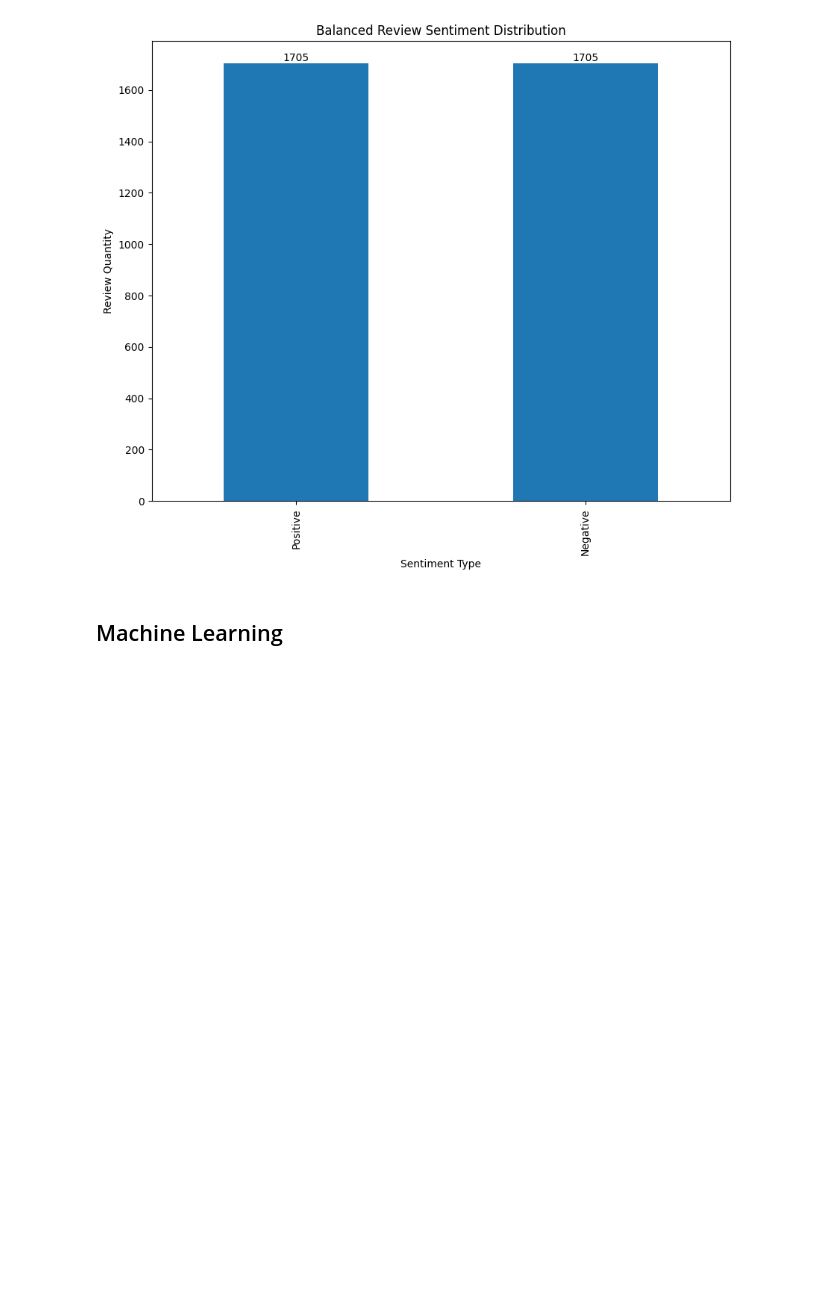
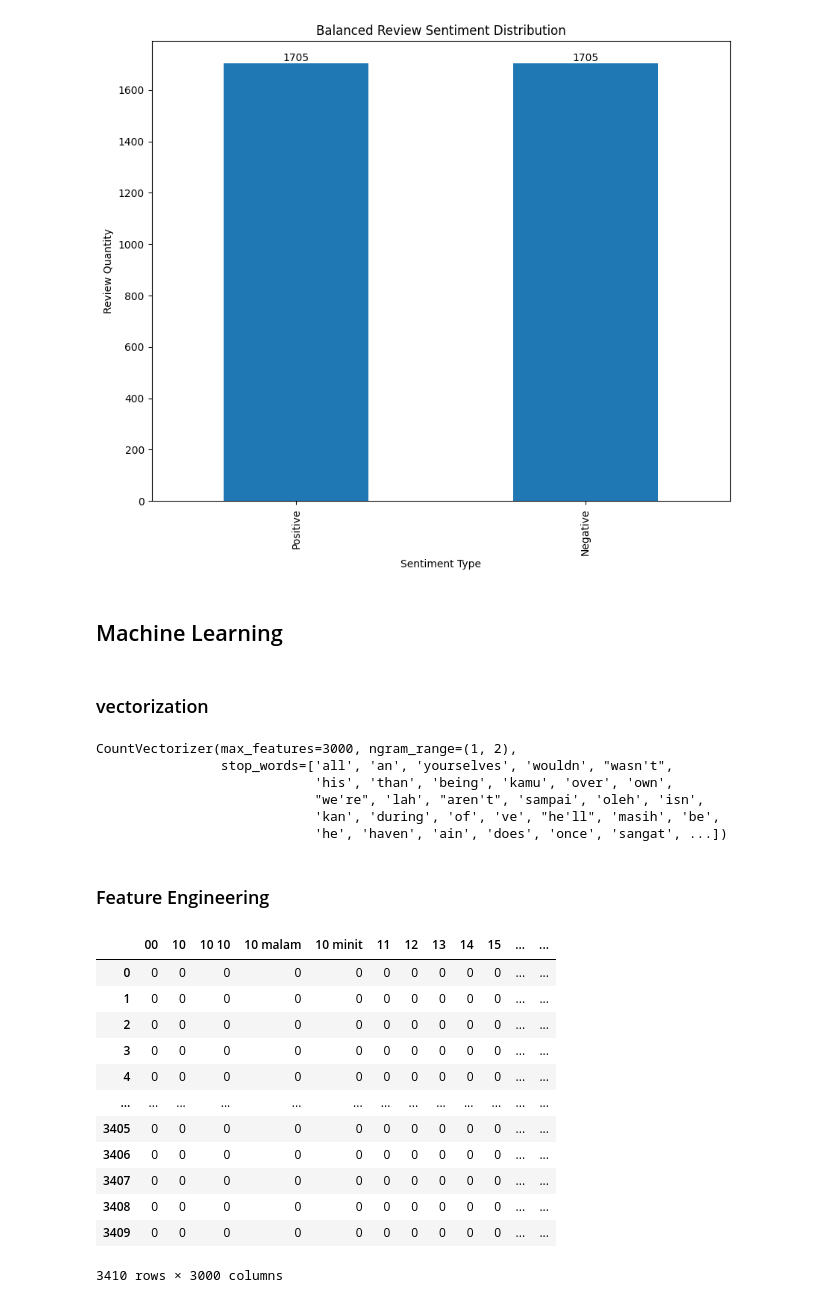
Before and after one commit to Adhammqrz/txsa-part-b, a Jupyter notebook: model/TP071594.ipynb, the cells around one changed output. Saved outputs shown, nothing was run; the diff lists cells and outputs as text; code cells hidden in the pictures; blank space fills up the shorter version.

```diff
--- a/model/TP071594.ipynb
+++ b/model/TP071594.ipynb
@@ -204,3 +204,17 @@ y_val = val_df['Label']
 # Test Set
 X_test = test_df['Review']
 y_test = test_df['Label']
+# %% [markdown]
+### vectorization
+# %%
+# vectorization
+
+vect = CountVectorizer(stop_words=bilingual_stopwords, ngram_range=(1, 2), max_features=3000)
+vect.fit(df_balanced["Review"])
+# %% [output]
+CountVectorizer(max_features=3000, ngram_range=(1, 2),
+                stop_words=['all', 'an', 'yourselves', 'wouldn', "wasn't",
+                            'his', 'than', 'being', 'kamu', 'over', 'own',
+                            "we're", 'lah', "aren't", 'sampai', 'oleh', 'isn',
+                            'kan', 'during', 'of', 've', "he'll", 'masih', 'be',
+                            'he', 'haven', 'ain', 'does', 'once', 'sangat', ...])
@@ -206,0 +223,30 @@ y_test = test_df['Label']
+# %% [markdown]
+### Feature Engineering
+# %%
+# Convert the tokens into features
+X_vec_train = vect.transform(X_train)
+X_vec_test = vect.transform(X_test)
+
+X_train = pd.DataFrame(X_vec_train.toarray(), columns=vect.get_feature_names_out())
+X_test = pd.DataFrame(X_vec_test.toarray(), columns=vect.get_feature_names_out())
+
+# convert the index back to original
+X_train.index = y_train.index
+X_test.index = y_test.index
+# %%
+# features
+X_train
+# %% [output]
+|  | 00 | 10 | 10 10 | 10 malam | 10 minit | 11 | 12 | 13 | 14 | 15 | ... | ... |
+| 0 | 0 | 0 | 0 | 0 | 0 | 0 | 0 | 0 | 0 | 0 | ... | ... |
+| 1 | 0 | 0 | 0 | 0 | 0 | 0 | 0 | 0 | 0 | 0 | ... | ... |
+| 2 | 0 | 0 | 0 | 0 | 0 | 0 | 0 | 0 | 0 | 0 | ... | ... |
+| 3 | 0 | 0 | 0 | 0 | 0 | 0 | 0 | 0 | 0 | 0 | ... | ... |
+| 4 | 0 | 0 | 0 | 0 | 0 | 0 | 0 | 0 | 0 | 0 | ... | ... |
+| ... | ... | ... | ... | ... | ... | ... | ... | ... | ... | ... | ... | ... |
+| 3405 | 0 | 0 | 0 | 0 | 0 | 0 | 0 | 0 | 0 | 0 | ... | ... |
+| 3406 | 0 | 0 | 0 | 0 | 0 | 0 | 0 | 0 | 0 | 0 | ... | ... |
+| 3407 | 0 | 0 | 0 | 0 | 0 | 0 | 0 | 0 | 0 | 0 | ... | ... |
+| 3408 | 0 | 0 | 0 | 0 | 0 | 0 | 0 | 0 | 0 | 0 | ... | ... |
+| 3409 | 0 | 0 | 0 | 0 | 0 | 0 | 0 | 0 | 0 | 0 | ... | ... |
+3410 rows × 3000 columns
```
Also changed, not shown: parts of 4 cells of this notebook.
